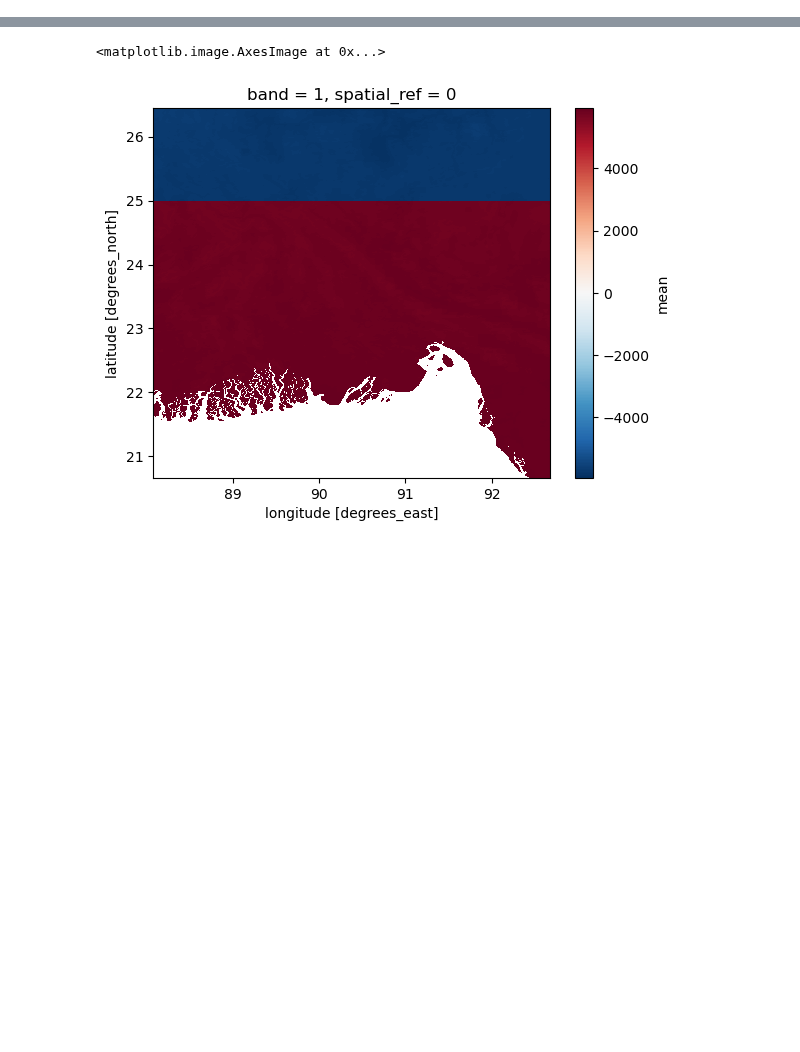
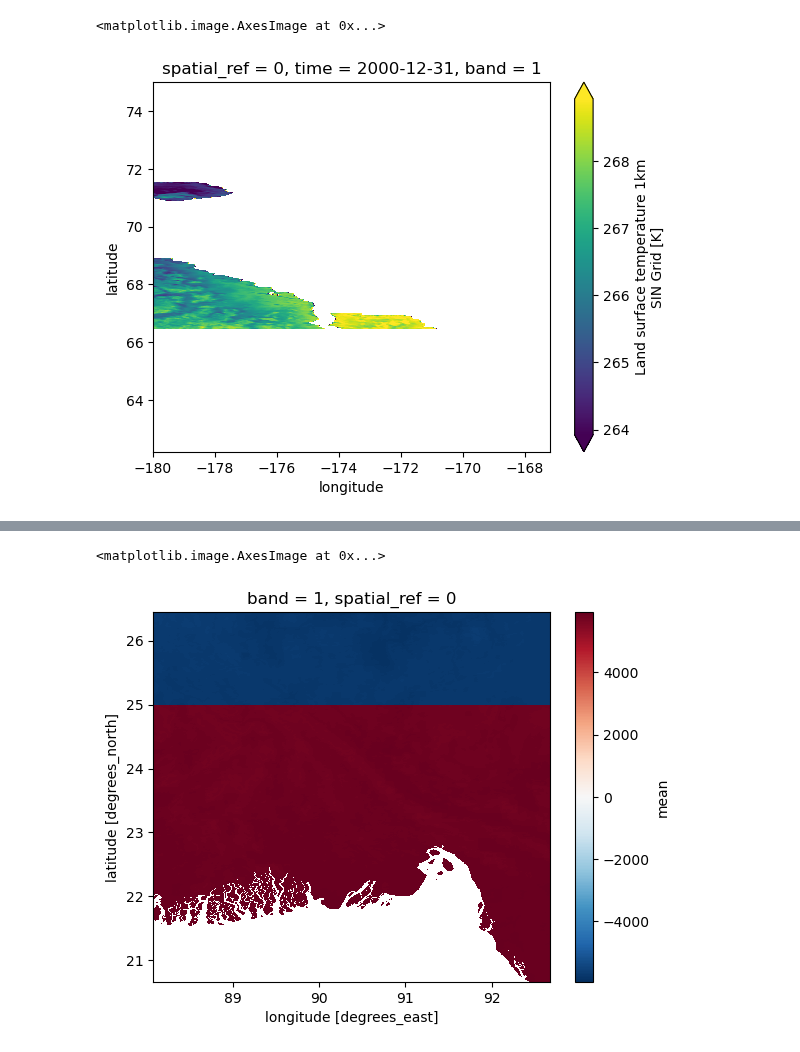
Before and after one commit to felixschulz385/growth-and-temperature, a Jupyter notebook: gnt/experiments/corroboration.ipynb, the cells around one changed output, grey strips where cells are left out. Saved outputs shown, nothing was run; the diff lists cells and outputs as text; code cells hidden in the pictures; blank space fills up the shorter version.

```diff
--- a/gnt/experiments/corroboration.ipynb
+++ b/gnt/experiments/corroboration.ipynb
@@ -10,6 +12,11 @@ from gnt.data.common.geobox import get_or_create_geobox
 from odc.geo import CRS
 from odc.geo.xr import ODCExtensionDa, assign_crs, xr_reproject
 # %%
-modis = xr.open_zarr("/scicore/home/meiera/schulz0022/projects/growth-and-temperature/data_nobackup/glass/LST/MODIS/Daily/1KM/processed/stage_2/_modis_timeseries_reprojected.zarr", mask_and_scale=False)
+modis = xr.open_zarr("/scicore/home/meiera/schulz0022/projects/growth-and-temperature/data_nobackup/glass/LST/MODIS/Daily/1KM/processed/stage_2/modis_timeseries_reprojected.zarr")
 modis = modis.rio.write_crs(4326)
-modis_bangladesh = modis.rio.clip_box(*(88.0844222351, 20.670883287, 92.6727209818, 26.4465255803)).compute()
+#modis_bangladesh = modis.rio.clip_box(*(88.0844222351, 20.670883287, 92.6727209818, 26.4465255803)).compute()
+# %%
+modis.isel(time=0, longitude=slice(1024*3), latitude=slice(1024*3))["mean"].compute().squeeze().plot.imshow(robust=True)
+# %% [output]
+<matplotlib.image.AxesImage at 0x...>
+[figure, added]
```
Also changed, not shown: parts of 31 cells of this notebook, 5 other files.
